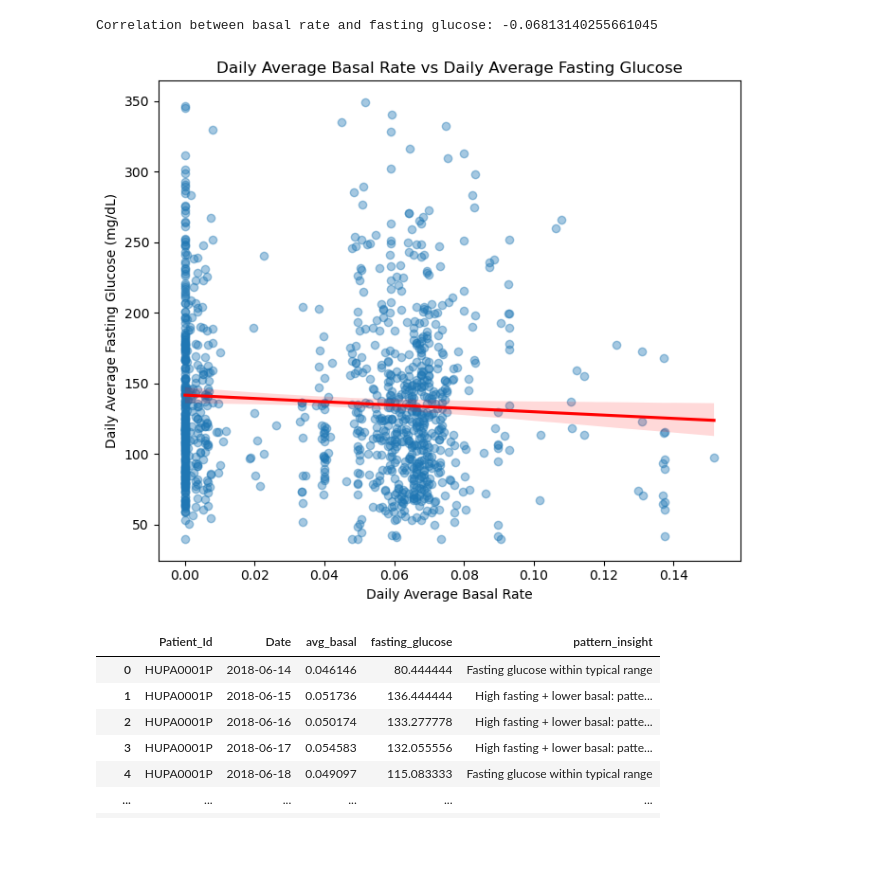
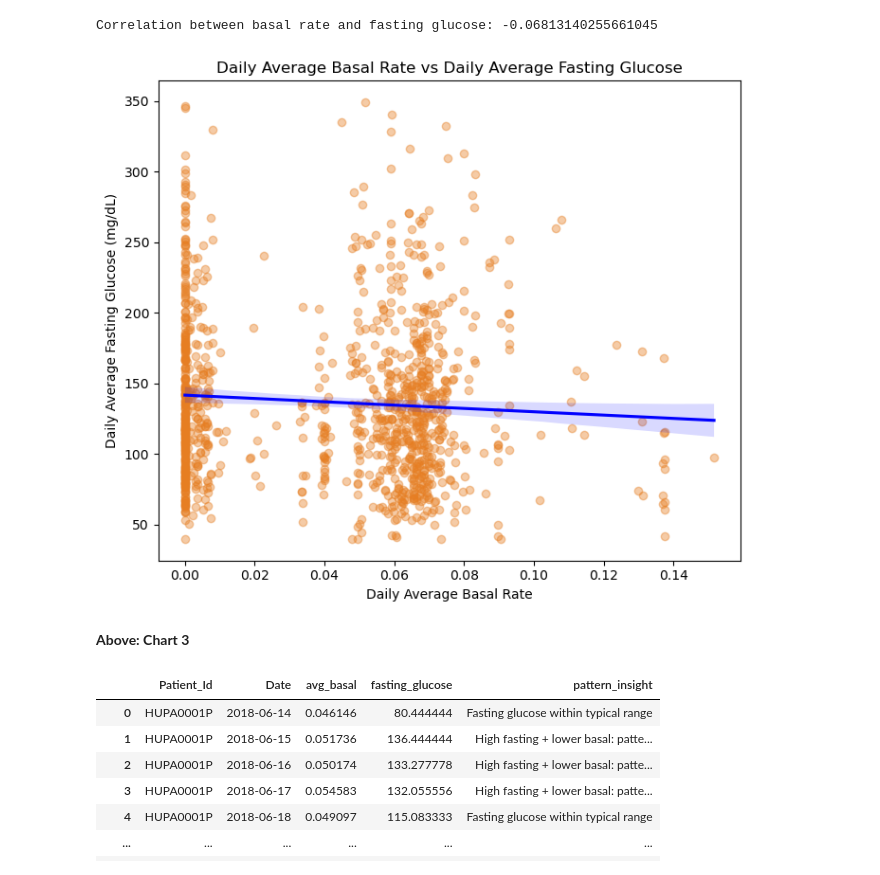
Before and after one commit to purni1986/Team2_-PyQueens_-Python-Hackathon-_MAY-2026, a Jupyter notebook: Purnima/Prescriptive analysis-Purnima.ipynb, the cells around one changed output. Cells and saved outputs as stored; diff of their text form; code cells hidden in the pictures; blank space fills up the shorter version.

```diff
--- a/Purnima/Prescriptive analysis-Purnima.ipynb
+++ b/Purnima/Prescriptive analysis-Purnima.ipynb
@@ -395,24 +401,26 @@ Correlation between basal rate and fasting glucose: -0.06813140255661045
 # %%
 import seaborn as sns
 import matplotlib.pyplot as plt
 
 plt.figure(figsize=(7,6))
 
 sns.regplot(
     data=daily_metrics,
     x='avg_basal',
     y='fasting_glucose',
-    scatter_kws={'alpha': 0.4},
-    line_kws={'color': 'red'}
+    scatter_kws={'alpha': 0.4, 'color': '#e67e22'},
+    line_kws={'color': 'blue'}
 )
 
 plt.title("Daily Average Basal Rate vs Daily Average Fasting Glucose")
 plt.xlabel("Daily Average Basal Rate")
 plt.ylabel("Daily Average Fasting Glucose (mg/dL)")
 plt.tight_layout()
 plt.show()
 # %% [output]
-[figure, old version]
+[figure, new version]
+# %% [markdown]
+****Above: Chart 3****
 # %%
 def basal_fasting_pattern(row):
     if row['fasting_glucose'] > 130 and row['avg_basal'] < daily_metrics['avg_basal'].median():
```
Also changed, not shown: parts of 58 cells of this notebook.
